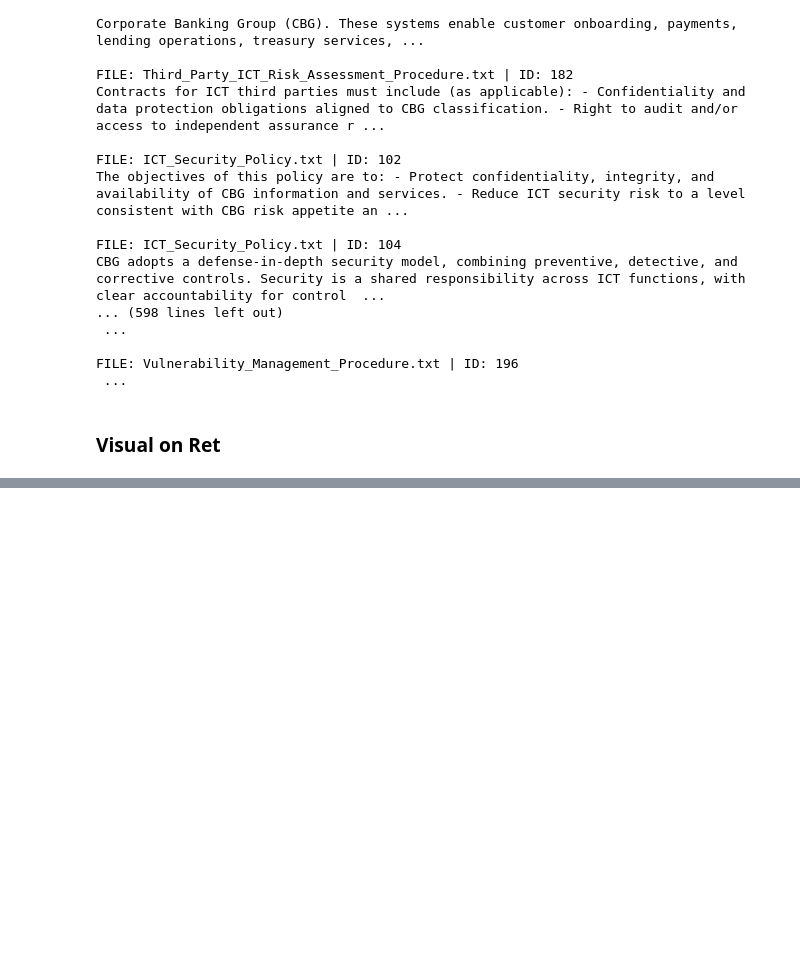
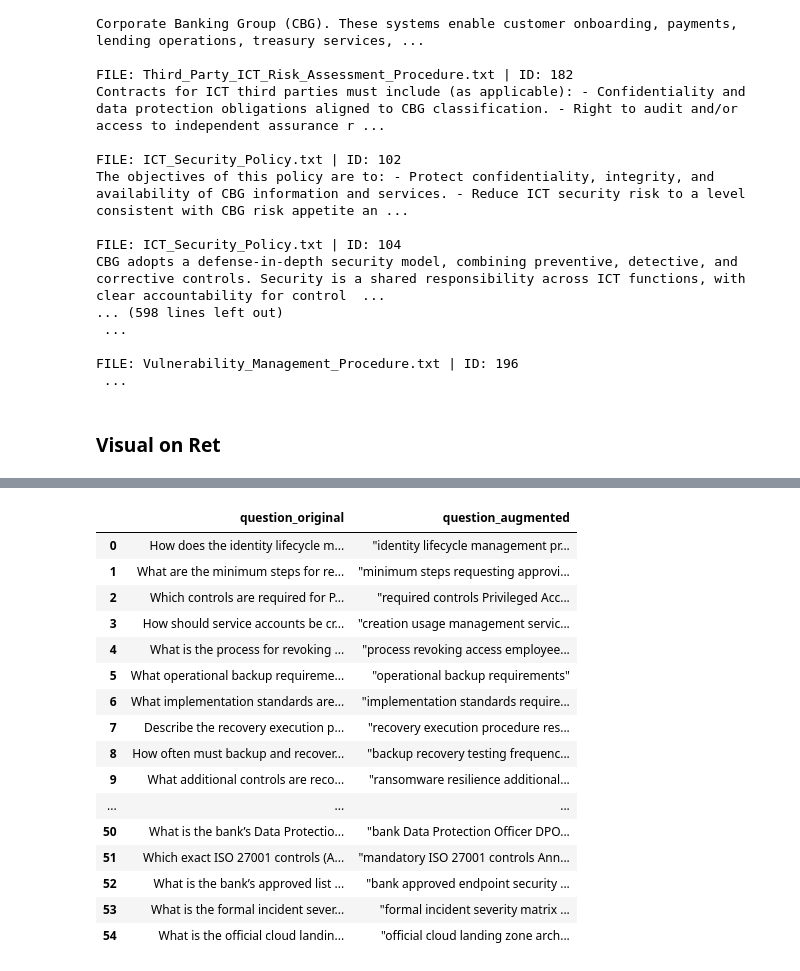
Before and after one commit to Sir-Cyborg/veritas-proj, a Jupyter notebook: visualization.ipynb, the cells around one changed output, grey strips where cells are left out. Drawn from its saved outputs; the diff is of its cells as text; code cells hidden in the pictures; blank space fills up the shorter version.

```diff
--- a/visualization.ipynb
+++ b/visualization.ipynb
@@ -279,0 +253,39 @@ gap top1-top2: 0.07596254348754883
+# %%
+import json
+query_augmentor = Augmentor(type="openai")
+
+rows = []
+for q in questions:
+    aug=query_augmentor.augment_query(q)
+
+    if isinstance(aug, (dict, list)):
+        aug_text = json.dumps(aug, ensure_ascii=False)
+    else:
+        aug_text = str(aug)
+
+    rows.append({
+            "question_original": q,
+            "question_augmented": aug_text
+        })
+
+df_q = pd.DataFrame(rows)
+# %%
+df_q
+# %% [output]
+|  | question_original | question_augmented |
+| 0 | How does the identity lifecycle m... | "identity lifecycle management pr... |
+| 1 | What are the minimum steps for re... | "minimum steps requesting approvi... |
+| 2 | Which controls are required for P... | "required controls Privileged Acc... |
+| 3 | How should service accounts be cr... | "creation usage management servic... |
+| 4 | What is the process for revoking ... | "process revoking access employee... |
+| 5 | What operational backup requireme... | "operational backup requirements" |
+| 6 | What implementation standards are... | "implementation standards require... |
+| 7 | Describe the recovery execution p... | "recovery execution procedure res... |
+| 8 | How often must backup and recover... | "backup recovery testing frequenc... |
+| 9 | What additional controls are reco... | "ransomware resilience additional... |
+| ... | ... | ... |
+| 50 | What is the bank’s Data Protectio... | "bank Data Protection Officer DPO... |
+| 51 | Which exact ISO 27001 controls (A... | "mandatory ISO 27001 controls Ann... |
+| 52 | What is the bank’s approved list ... | "bank approved endpoint security ... |
+| 53 | What is the formal incident sever... | "formal incident severity matrix ... |
+| 54 | What is the official cloud landin... | "official cloud landing zone arch... |
```
Also changed, not shown: parts of 13 cells of this notebook.
